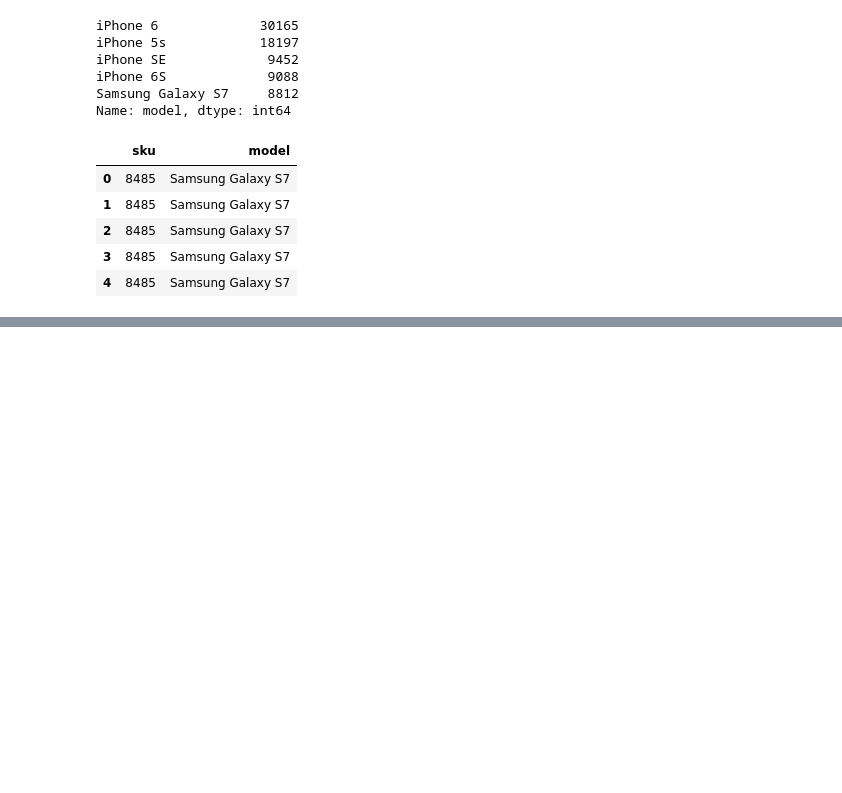
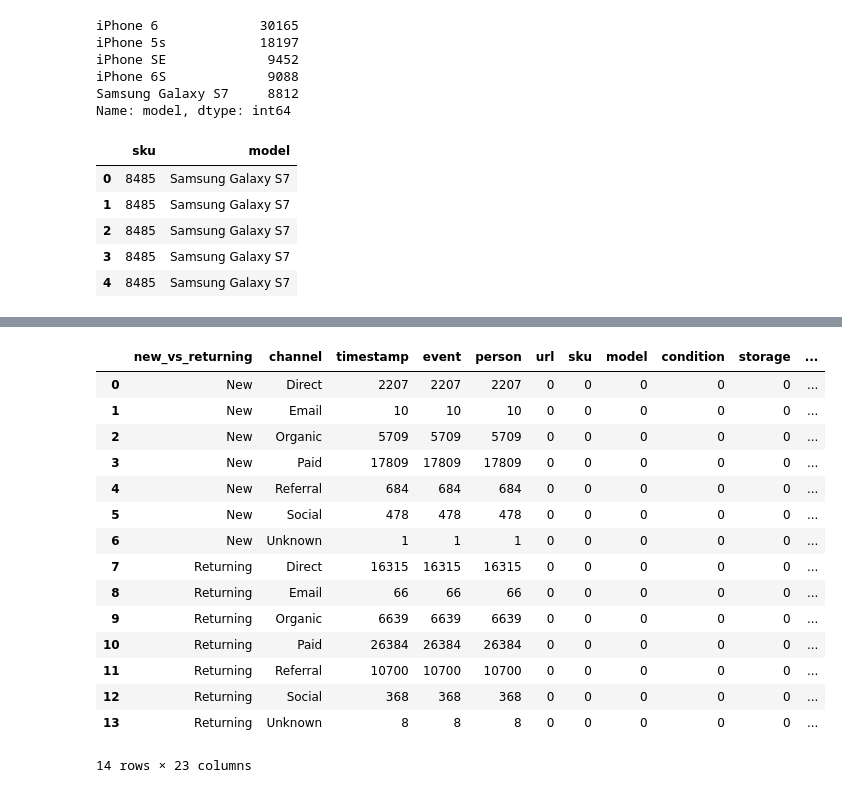
Before and after one commit to IgnacioKomar/OrganizacionDeDatos, a Jupyter notebook: TP1.ipynb, the cells around one changed output, grey strips where cells are left out. Cells and saved outputs as stored; diff of their text form; code cells hidden in the pictures; blank space fills up the shorter version.

```diff
--- a/TP1.ipynb
+++ b/TP1.ipynb
@@ -224,0 +206,20 @@ Text(0,0.5,'Cantidad de visitas')
+# %%
+newVsReturningChannel = datos_completo.groupby(['new_vs_returning', 'channel']).count().reset_index()
+newVsReturningChannel
+# %% [output]
+|  | new_vs_returning | channel | timestamp | event | person | url | sku | model | condition | storage | ... |
+| 0 | New | Direct | 2207 | 2207 | 2207 | 0 | 0 | 0 | 0 | 0 | ... |
+| 1 | New | Email | 10 | 10 | 10 | 0 | 0 | 0 | 0 | 0 | ... |
+| 2 | New | Organic | 5709 | 5709 | 5709 | 0 | 0 | 0 | 0 | 0 | ... |
+| 3 | New | Paid | 17809 | 17809 | 17809 | 0 | 0 | 0 | 0 | 0 | ... |
+| 4 | New | Referral | 684 | 684 | 684 | 0 | 0 | 0 | 0 | 0 | ... |
+| 5 | New | Social | 478 | 478 | 478 | 0 | 0 | 0 | 0 | 0 | ... |
+| 6 | New | Unknown | 1 | 1 | 1 | 0 | 0 | 0 | 0 | 0 | ... |
+| 7 | Returning | Direct | 16315 | 16315 | 16315 | 0 | 0 | 0 | 0 | 0 | ... |
+| 8 | Returning | Email | 66 | 66 | 66 | 0 | 0 | 0 | 0 | 0 | ... |
+| 9 | Returning | Organic | 6639 | 6639 | 6639 | 0 | 0 | 0 | 0 | 0 | ... |
+| 10 | Returning | Paid | 26384 | 26384 | 26384 | 0 | 0 | 0 | 0 | 0 | ... |
+| 11 | Returning | Referral | 10700 | 10700 | 10700 | 0 | 0 | 0 | 0 | 0 | ... |
+| 12 | Returning | Social | 368 | 368 | 368 | 0 | 0 | 0 | 0 | 0 | ... |
+| 13 | Returning | Unknown | 8 | 8 | 8 | 0 | 0 | 0 | 0 | 0 | ... |
+14 rows × 23 columns
```
Also changed, not shown: parts of 7 cells of this notebook, 2 other files.
